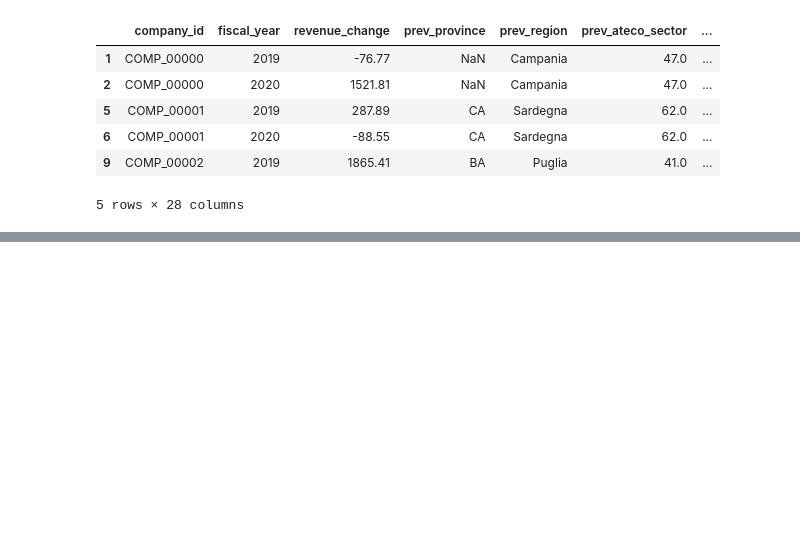
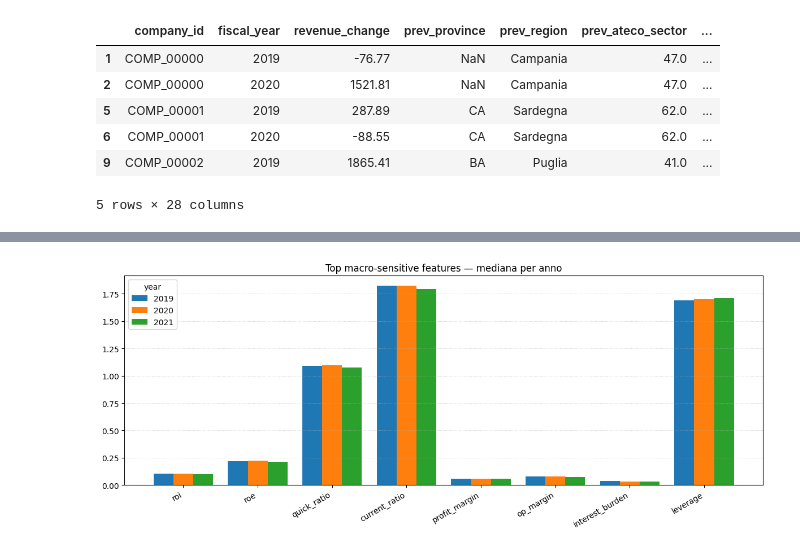
Before and after one commit to MoriondoTommaso/italian-financial-challenge, a Jupyter notebook: notebooks/work_tommaso.ipynb, the cells around one changed output, grey strips where cells are left out. Cells and saved outputs as stored; diff of their text form; code cells hidden in the pictures; blank space fills up the shorter version.

```diff
--- a/notebooks/work_tommaso.ipynb
+++ b/notebooks/work_tommaso.ipynb
@@ -202,0 +413,27 @@ df_train.describe().T
+# %%
+
+
+topk = 8
+top_features = rank["feature"].head(topk).tolist()
+
+
+med = (tmp[tmp["fiscal_year"].isin([2019,2020,2021])]
+       .groupby("fiscal_year")[top_features]
+       .median())
+
+years_plot = med.index.tolist()
+x = np.arange(len(top_features))
+bar_w = 0.8 / len(years_plot)
+
+plt.figure(figsize=(12, 5))
+for i, y in enumerate(years_plot):
+    plt.bar(x + i*bar_w, med.loc[y].to_numpy(), width=bar_w, label=str(y))
+
+plt.xticks(x + bar_w*(len(years_plot)-1)/2, top_features, rotation=30, ha="right")
+plt.title("Top macro-sensitive features — mediana per anno")
+plt.grid(axis="y", linestyle=":", linewidth=0.6, alpha=0.7)
+plt.legend(title="year")
+plt.tight_layout()
+plt.show()
+# %% [output]
+[figure, added]
```
Also changed, not shown: parts of 16 cells of this notebook, 2 other files.
